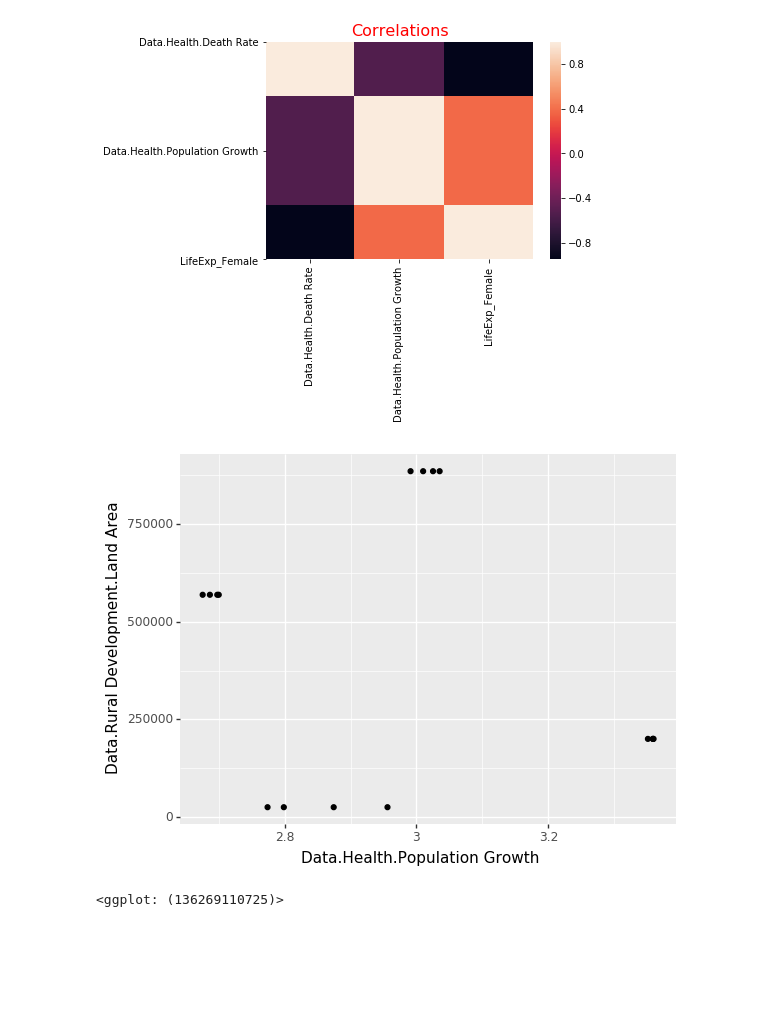
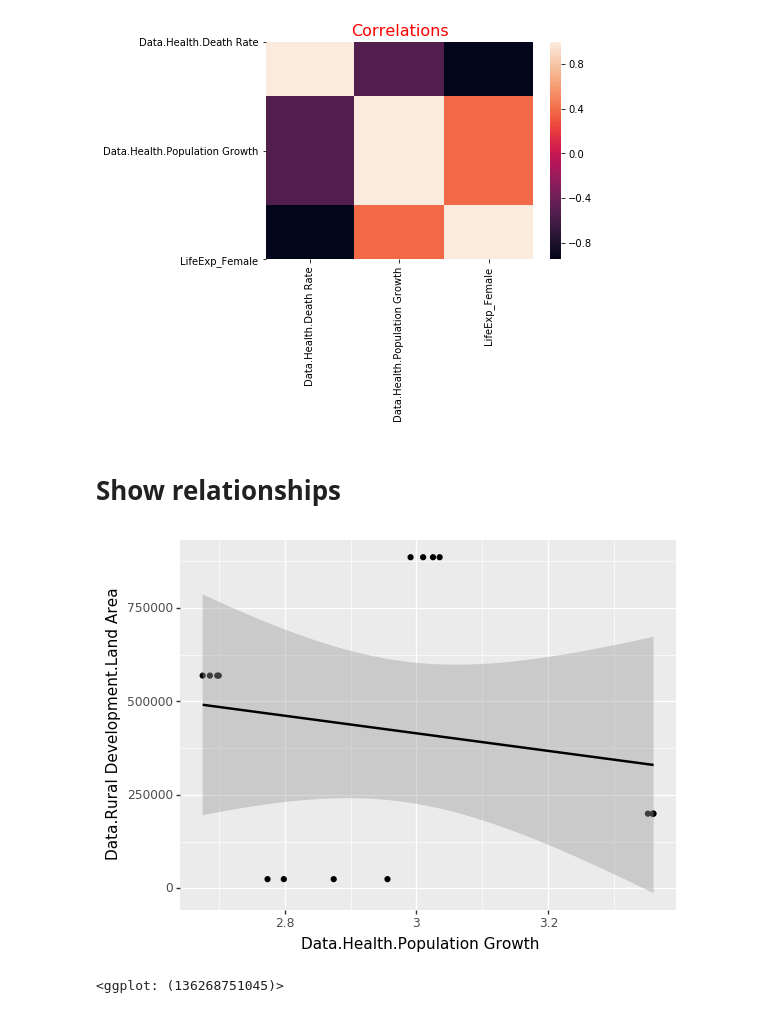
Before and after one commit to sophicist/Aesops, a Jupyter notebook: Untitled.ipynb, the cells around one changed output. Saved outputs shown, nothing was run; the diff lists cells and outputs as text; code cells hidden in the pictures; blank space fills up the shorter version.

```diff
--- a/Untitled.ipynb
+++ b/Untitled.ipynb
@@ -64,6 +64,11 @@ df_east.head()
 # %%
 years = list(range(2010,2014))
 df_test = df_east[df_east.Year.isin(years)]
-(ggplot(df_test,aes(x = 'Year',y = 'Data.Health.Total Population',color = "Country"))+geom_line()+labs(title ="East African Countries ppn"))
+df_test =df_test.fillna(0)
+print((ggplot(df_test,aes(x = 'Year',y = 'Data.Health.Total Population',color = "Country"))
+ +geom_line()+labs(title ="East African Countries ppn")))
+
+pd.pivot_table(df_test[['Country',"Year","Data.Health.Total Population"]],
+               index = ["Year"],columns =['Country'],values = ["Data.Health.Total Population"])
 # %% [output]
 [figure]
@@ -86,9 +98,12 @@ plt.title("Correlations",color ="red",size = 16)
 plt.show()
 # %% [output]
 [figure]
+# %% [markdown]
+# Show relationships
 # %%
 # does Data.Health.Population Growth affect  Data.Rural Development.Land Area
-(ggplot(df_test,aes('Data.Health.Population Growth','Data.Rural Development.Land Area'))+geom_point())
+(ggplot(df_test,aes('Data.Health.Population Growth','Data.Rural Development.Land Area'))+geom_point()+geom_smooth(method ="lm"))
+# doesnt show any relationship
 # %% [output]
-[figure, old version]
+[figure, new version]
-<ggplot: (136269110725)>
+<ggplot: (136268751045)>
```
Also changed, not shown: parts of 1 cell of this notebook.
